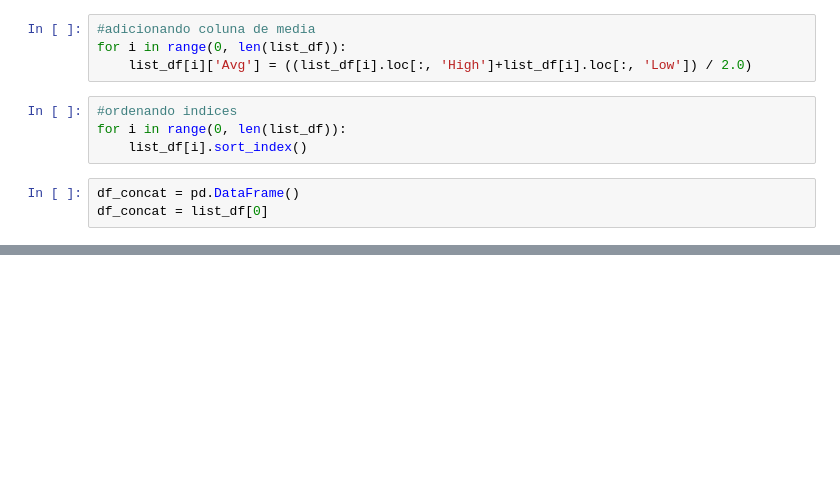
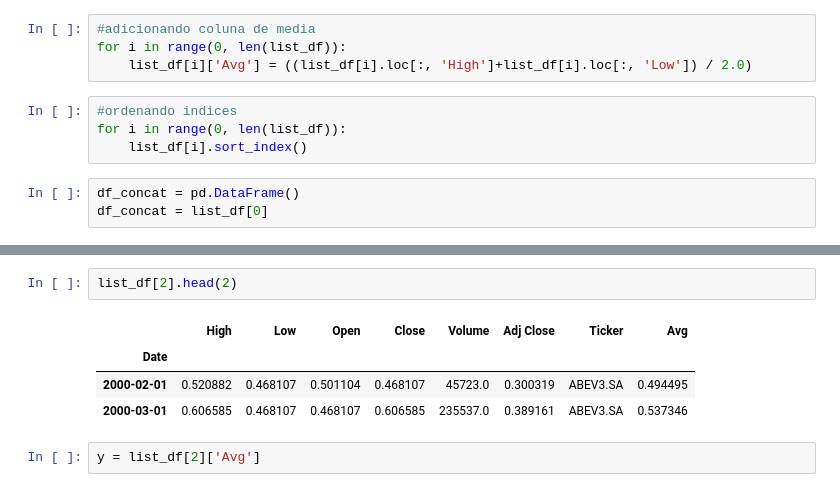
Before and after one commit to dagobertomedeiros/TCC, a Jupyter notebook: analise_financeira.ipynb, the cells around one changed output, grey strips where cells are left out. Cells and saved outputs as stored; diff of their text form; blank space fills up the shorter version.

```diff
--- a/analise_financeira.ipynb
+++ b/analise_financeira.ipynb
@@ -70,0 +67,9 @@ df_concat.tail(20)
+# %%
+list_df[2].head(2)
+# %% [output]
+|  | High | Low | Open | Close | Volume | Adj Close | Ticker | Avg |
+| Date |  |  |  |  |  |  |  |  |
+| 2000-02-01 | 0.520882 | 0.468107 | 0.501104 | 0.468107 | 45723.0 | 0.300319 | ABEV3.SA | 0.494495 |
+| 2000-03-01 | 0.606585 | 0.468107 | 0.468107 | 0.606585 | 235537.0 | 0.389161 | ABEV3.SA | 0.537346 |
+# %%
+y = list_df[2]['Avg']
```
Also changed, not shown: parts of 21 cells of this notebook.
